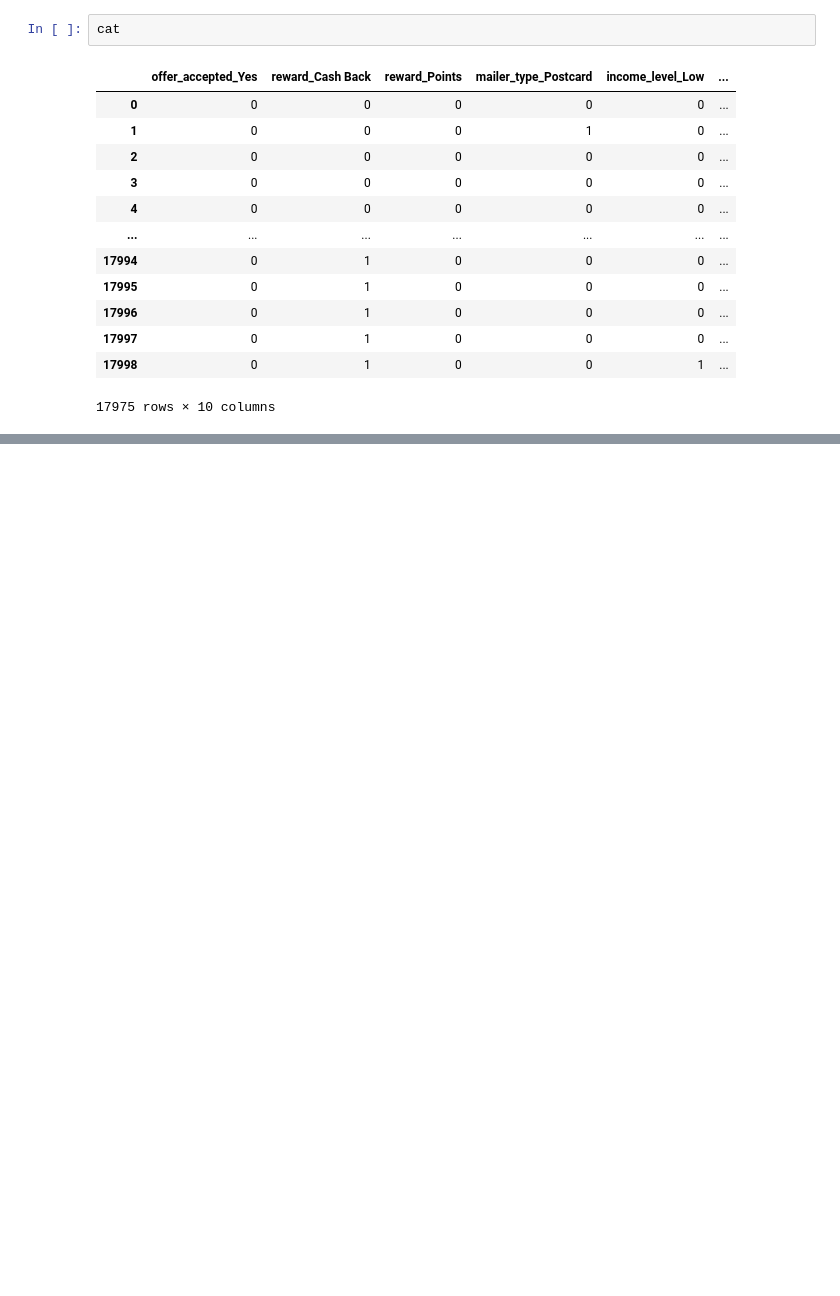
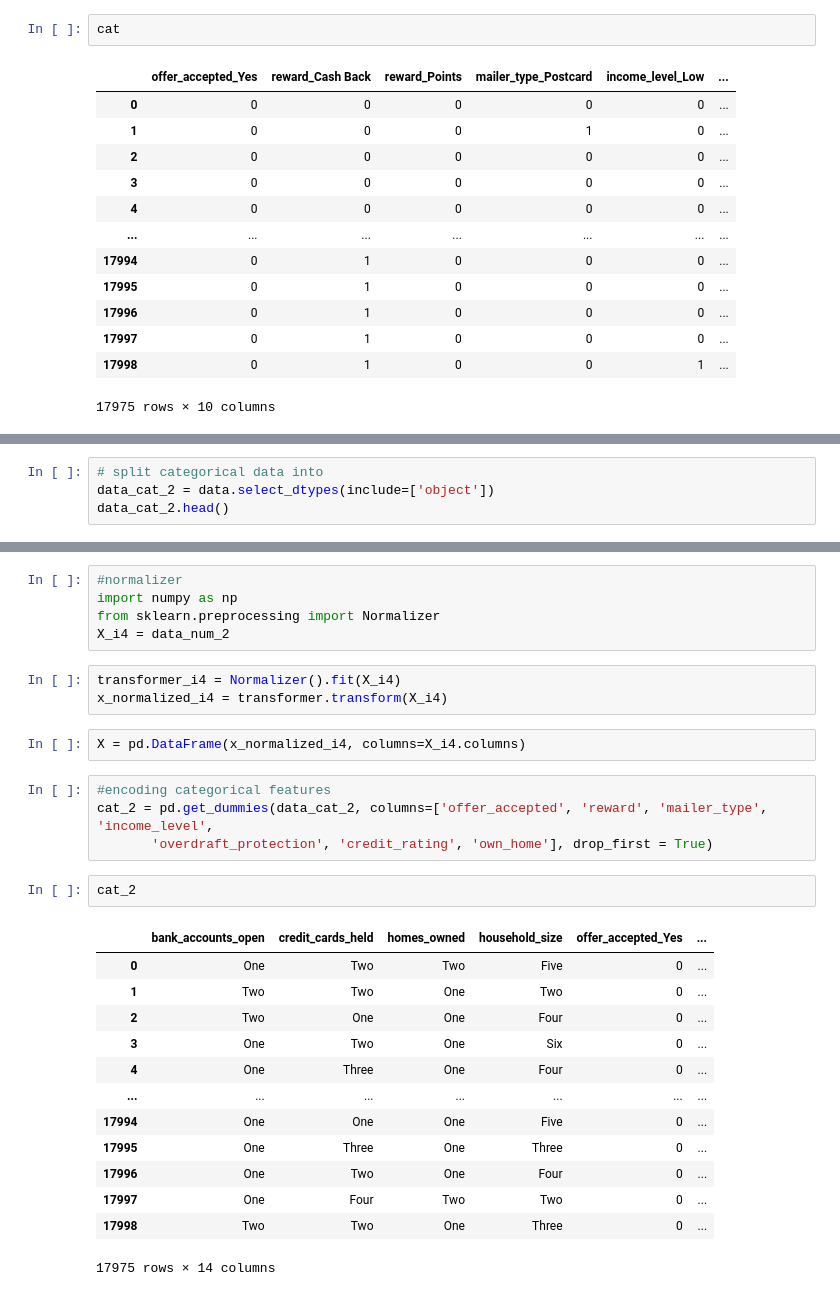
Before and after one commit to lillaszulyovszky/ironhack-case-study-classification, a Jupyter notebook: Case Study - Classification.ipynb, the cells around one changed output, grey strips where cells are left out. Saved outputs shown, nothing was run; the diff lists cells and outputs as text; blank space fills up the shorter version.

```diff
--- a/Case Study - Classification.ipynb
+++ b/Case Study - Classification.ipynb
@@ -590,0 +687,4 @@ X = data_num_withoutq
+# %%
+# split categorical data into
+data_cat_2 = data.select_dtypes(include=['object'])
+data_cat_2.head()
@@ -590,0 +707,30 @@ X = data_num_withoutq
+# %%
+#normalizer
+import numpy as np
+from sklearn.preprocessing import Normalizer
+X_i4 = data_num_2
+# %%
+transformer_i4 = Normalizer().fit(X_i4)
+x_normalized_i4 = transformer.transform(X_i4)
+# %%
+X = pd.DataFrame(x_normalized_i4, columns=X_i4.columns)
+# %%
+#encoding categorical features
+cat_2 = pd.get_dummies(data_cat_2, columns=['offer_accepted', 'reward', 'mailer_type', 'income_level',
+       'overdraft_protection', 'credit_rating', 'own_home'], drop_first = True)
+# %%
+cat_2
+# %% [output]
+|  | bank_accounts_open | credit_cards_held | homes_owned | household_size | offer_accepted_Yes | ... |
+| 0 | One | Two | Two | Five | 0 | ... |
+| 1 | Two | Two | One | Two | 0 | ... |
+| 2 | Two | One | One | Four | 0 | ... |
+| 3 | One | Two | One | Six | 0 | ... |
+| 4 | One | Three | One | Four | 0 | ... |
+| ... | ... | ... | ... | ... | ... | ... |
+| 17994 | One | One | One | Five | 0 | ... |
+| 17995 | One | Three | One | Three | 0 | ... |
+| 17996 | One | Two | One | Four | 0 | ... |
+| 17997 | One | Four | Two | Two | 0 | ... |
+| 17998 | Two | Two | One | Three | 0 | ... |
+17975 rows × 14 columns
```
Also changed, not shown: parts of 62 cells of this notebook.
